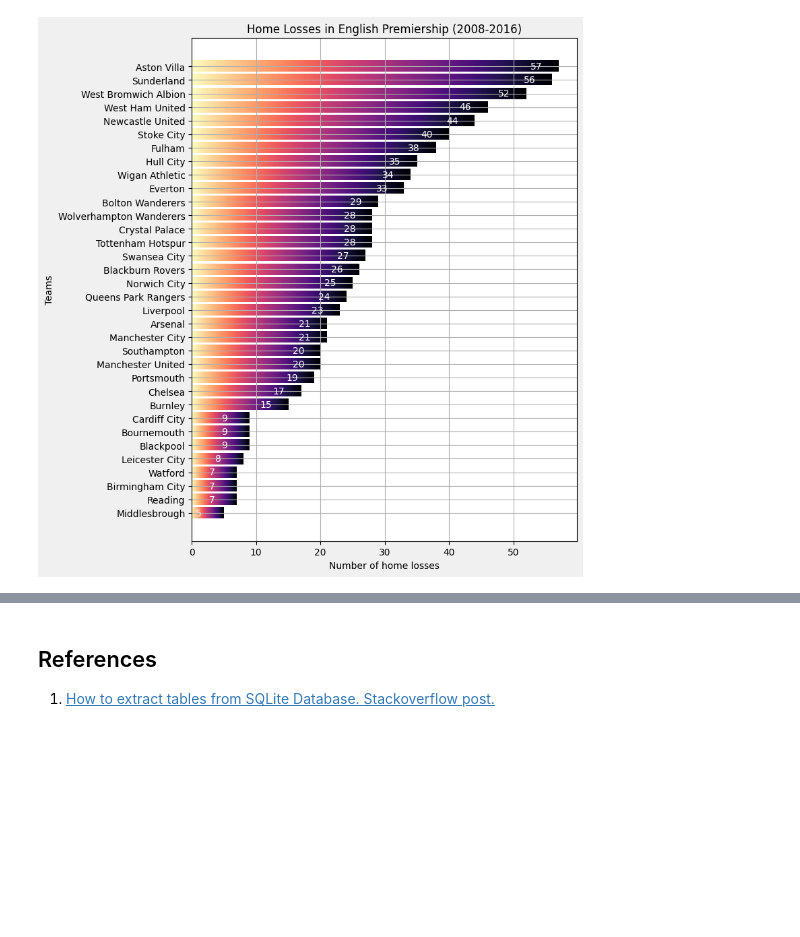
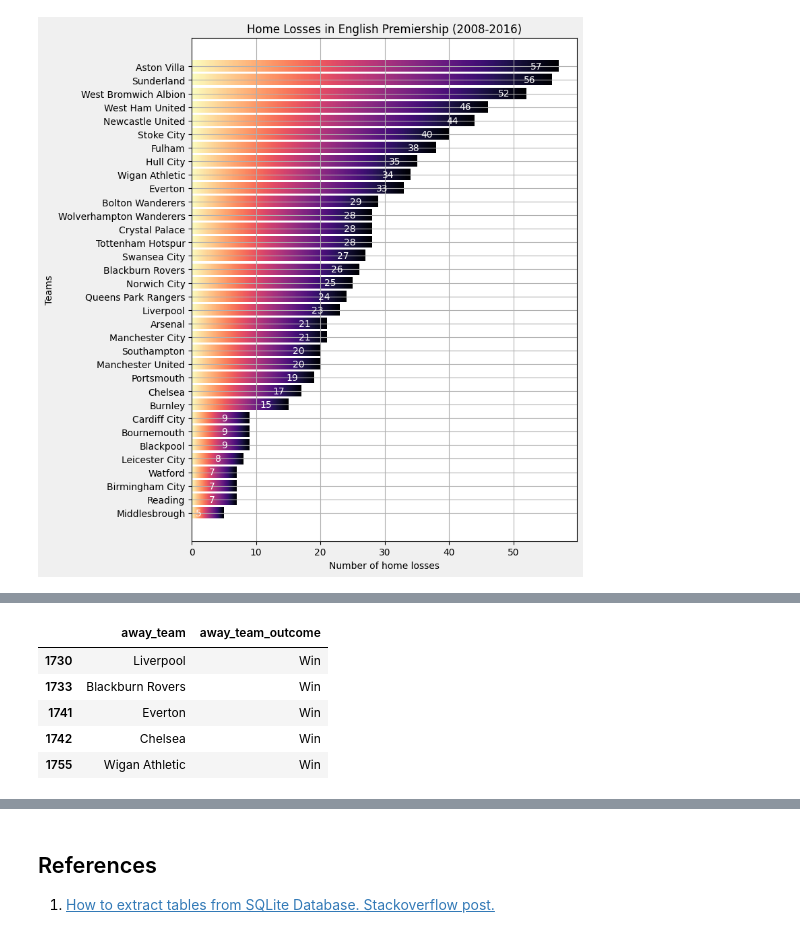
Before and after one commit to Emekadavid/european_soccer, a Jupyter notebook: notebook.ipynb, the cells around one changed output, grey strips where cells are left out. Saved outputs shown, nothing was run; the diff lists cells and outputs as text; code cells hidden in the pictures; blank space fills up the shorter version.

```diff
--- a/notebook.ipynb
+++ b/notebook.ipynb
@@ -1236,0 +1250,3 @@ for rect in rects:
+# %%
+english_awayteam_win = english_matches_filtered[english_matches_filtered['away_team_outcome'] == "Win"]
+english_awayteam_win.head()
@@ -1236,0 +1260,12 @@ for rect in rects:
+# %%
+# pick only away teams cols
+english_awaywin_cols = ["away_team", "away_team_outcome"]
+english_awayteam_win_updated = english_awayteam_win[english_awaywin_cols]
+english_awayteam_win_updated.head()
+# %% [output]
+|  | away_team | away_team_outcome |
+| 1730 | Liverpool | Win |
+| 1733 | Blackburn Rovers | Win |
+| 1741 | Everton | Win |
+| 1742 | Chelsea | Win |
+| 1755 | Wigan Athletic | Win |
```
Also changed, not shown: parts of 26 cells of this notebook, 3 other files.
